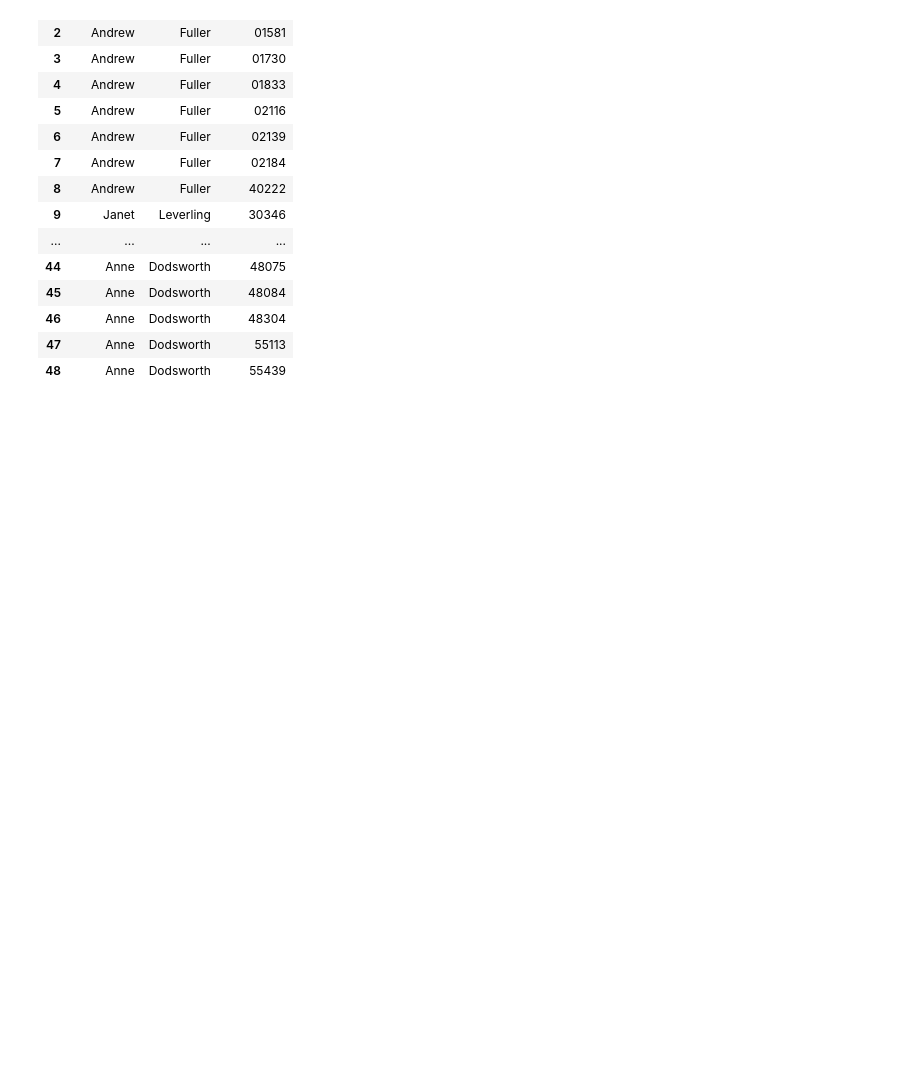
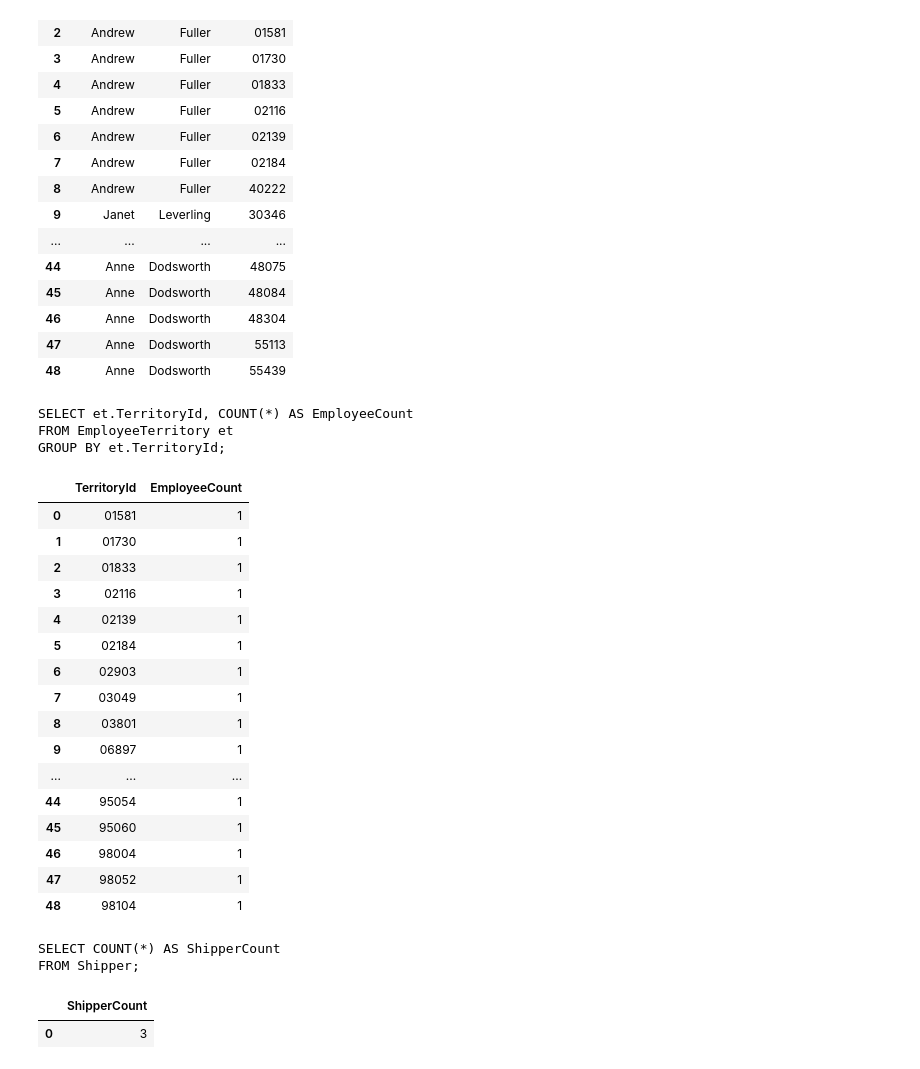
Before and after one commit to DataForScience/OpenAI, a Jupyter notebook: 5. Code Generation.ipynb, the cells around one changed output. Cells and saved outputs as stored; diff of their text form; code cells hidden in the pictures; blank space fills up the shorter version.

```diff
--- a/5. Code Generation.ipynb
+++ b/5. Code Generation.ipynb
@@ -218,6 +233,47 @@ JOIN EmployeeTerritory ON Employee.Id = EmployeeTerritory.EmployeeId;
 | 46 | Anne | Dodsworth | 48304 |
 | 47 | Anne | Dodsworth | 55113 |
 | 48 | Anne | Dodsworth | 55439 |
+# %%
+chat(messages, "Compute how many employees work in each territory")
+# %% [output]
+SELECT et.TerritoryId, COUNT(*) AS EmployeeCount
+FROM EmployeeTerritory et
+GROUP BY et.TerritoryId;
+# %%
+pd.read_sql( """SELECT TerritoryId, COUNT(EmployeeId) AS EmployeeCount
+FROM EmployeeTerritory
+GROUP BY TerritoryId;
+""", con)
+# %% [output]
+|  | TerritoryId | EmployeeCount |
+| 0 | 01581 | 1 |
+| 1 | 01730 | 1 |
+| 2 | 01833 | 1 |
+| 3 | 02116 | 1 |
+| 4 | 02139 | 1 |
+| 5 | 02184 | 1 |
+| 6 | 02903 | 1 |
+| 7 | 03049 | 1 |
+| 8 | 03801 | 1 |
+| 9 | 06897 | 1 |
+| ... | ... | ... |
+| 44 | 95054 | 1 |
+| 45 | 95060 | 1 |
+| 46 | 98004 | 1 |
+| 47 | 98052 | 1 |
+| 48 | 98104 | 1 |
+# %%
+chat(messages, "How many shippers do we work with?")
+# %% [output]
+SELECT COUNT(*) AS ShipperCount
+FROM Shipper;
+# %%
+pd.read_sql( """SELECT COUNT(*) AS ShipperCount
+FROM Shipper;
+""", con)
+# %% [output]
+|  | ShipperCount |
+| 0 | 3 |
 # %% [markdown]
 <center>
      <img src="https://raw.githubusercontent.com/DataForScience/Networks/master/data/D4Sci_logo_full.png" alt="Data For Science, Inc" align="center" border="0" width=300px>
```
Also changed, not shown: parts of 11 cells of this notebook, 1 other file.
